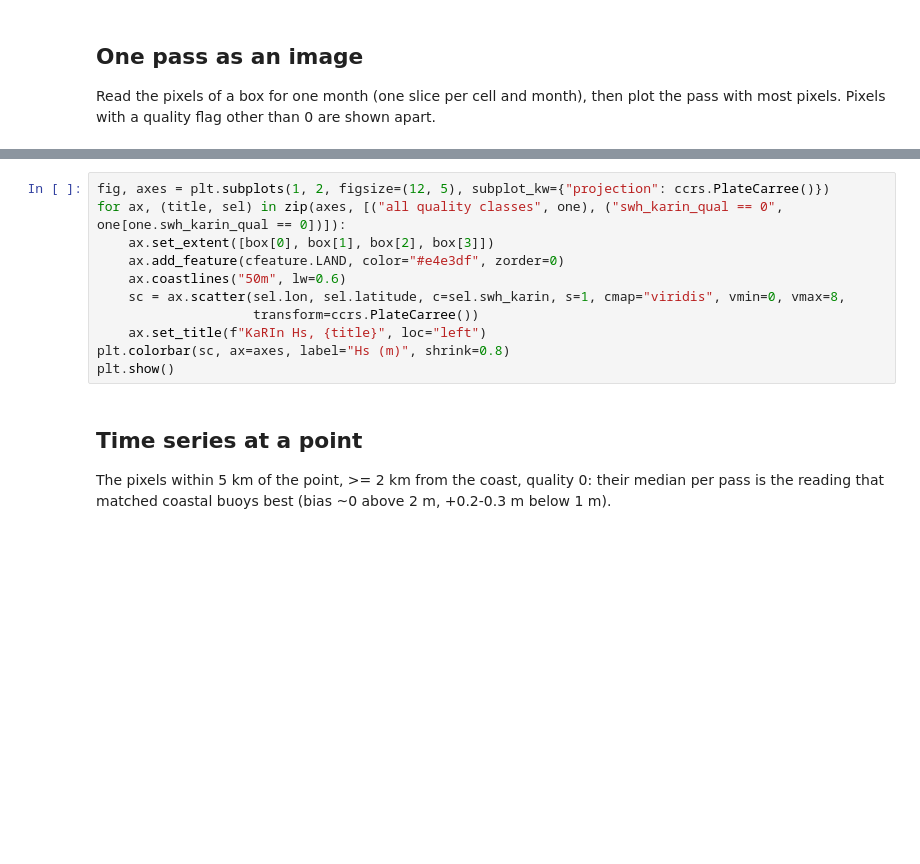
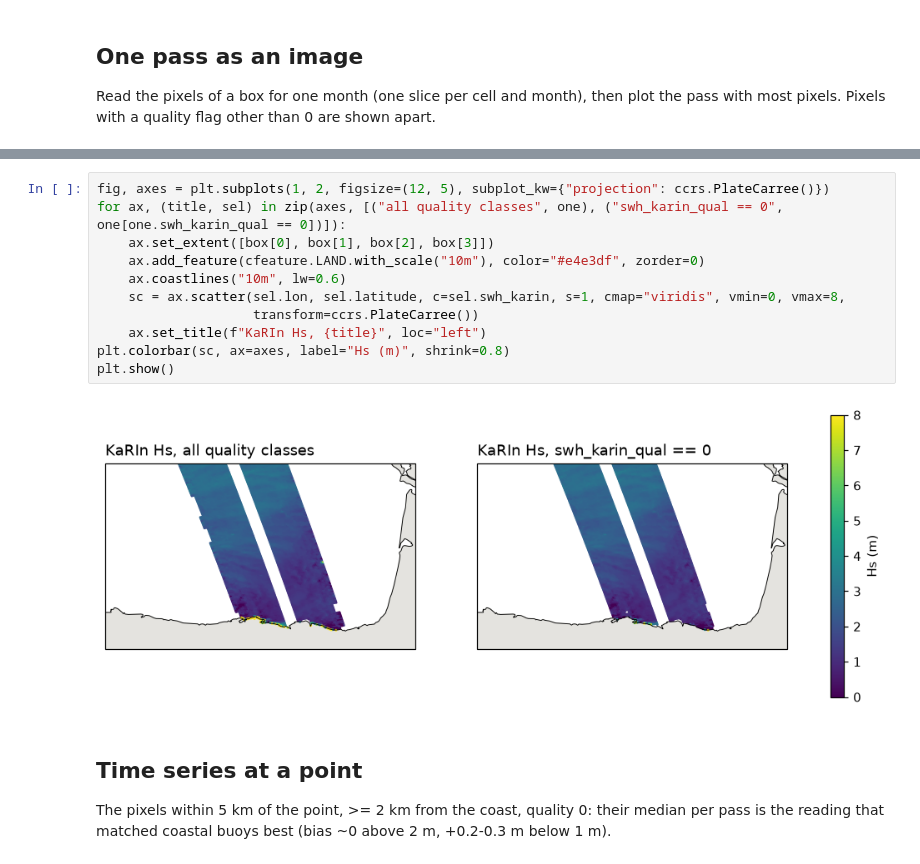
Before and after one commit to GeoOcean/BlueMath, a Jupyter notebook: toolkit/data/SWOT_KaRIn_Zarr.ipynb, the cells around one changed output, grey strips where cells are left out. Drawn from its saved outputs; the diff is of its cells as text; blank space fills up the shorter version.

```diff
--- a/toolkit/data/SWOT_KaRIn_Zarr.ipynb
+++ b/toolkit/data/SWOT_KaRIn_Zarr.ipynb
@@ -69,14 +97,16 @@ print(f"{len(pixels):,} pixels in the box in 2024-01; pass {best} has {len(one):
 # %%
 fig, axes = plt.subplots(1, 2, figsize=(12, 5), subplot_kw={"projection": ccrs.PlateCarree()})
 for ax, (title, sel) in zip(axes, [("all quality classes", one), ("swh_karin_qual == 0", one[one.swh_karin_qual == 0])]):
     ax.set_extent([box[0], box[1], box[2], box[3]])
-    ax.add_feature(cfeature.LAND, color="#e4e3df", zorder=0)
-    ax.coastlines("50m", lw=0.6)
+    ax.add_feature(cfeature.LAND.with_scale("10m"), color="#e4e3df", zorder=0)
+    ax.coastlines("10m", lw=0.6)
     sc = ax.scatter(sel.lon, sel.latitude, c=sel.swh_karin, s=1, cmap="viridis", vmin=0, vmax=8,
                     transform=ccrs.PlateCarree())
     ax.set_title(f"KaRIn Hs, {title}", loc="left")
 plt.colorbar(sc, ax=axes, label="Hs (m)", shrink=0.8)
 plt.show()
+# %% [output]
+[figure, added]
 # %% [markdown]
 ## Time series at a point
 
```
Also changed, not shown: parts of 6 cells of this notebook, 2 other files.
